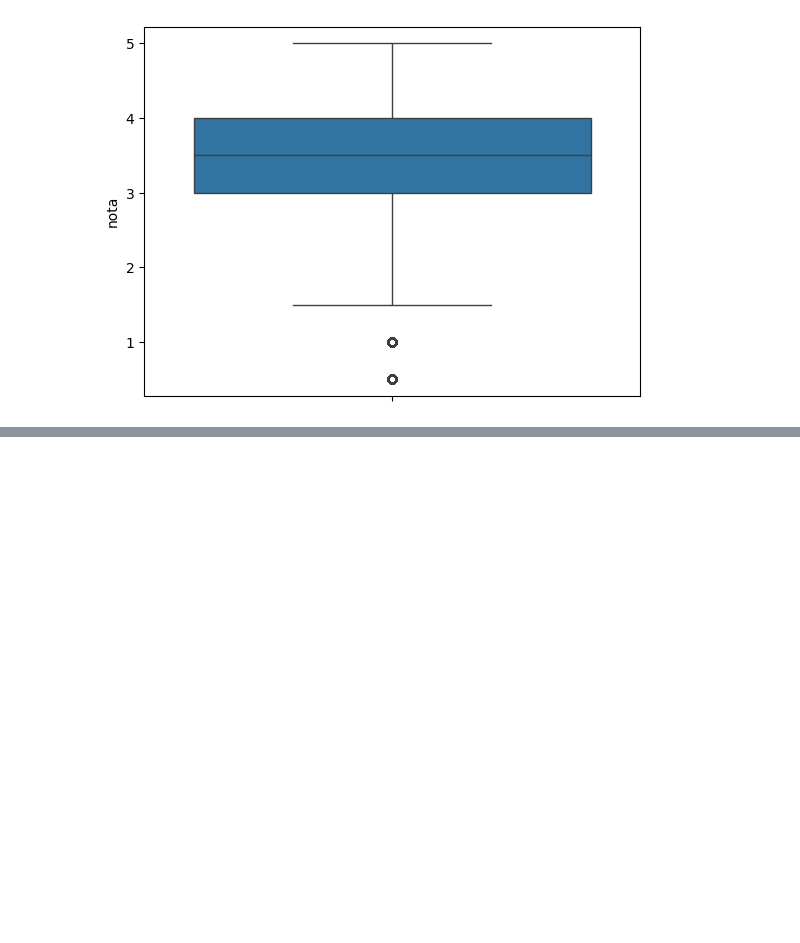
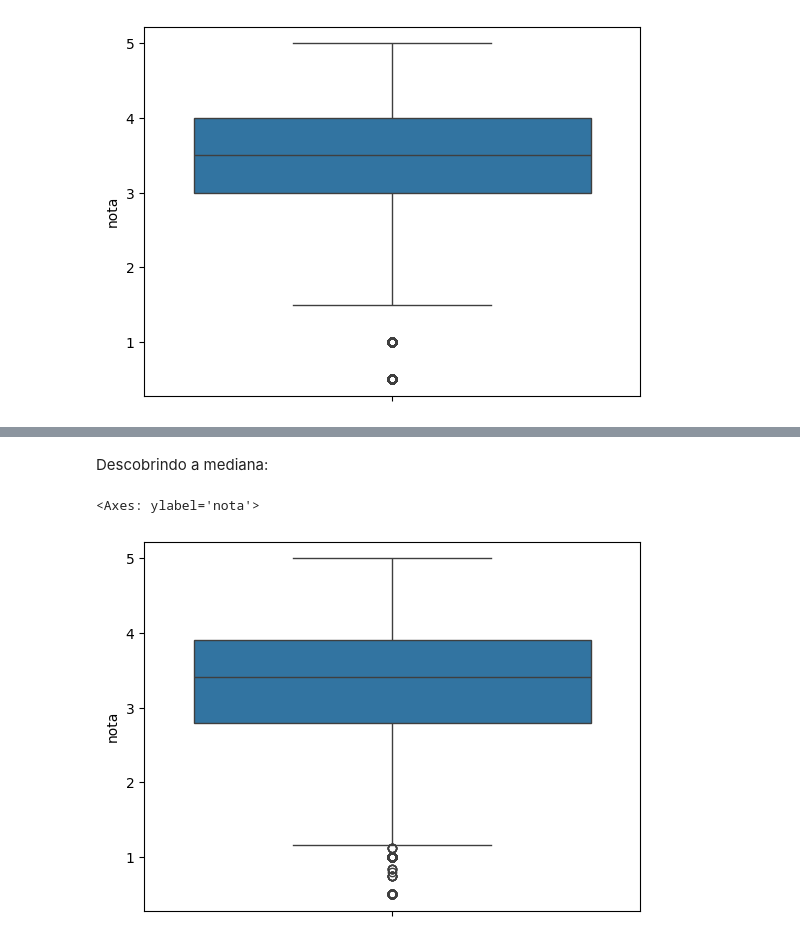
Before and after one commit to Camillabgarcia/data_science, a Jupyter notebook: Explorando_e_analisando_dados_1.ipynb, the cells around one changed output, grey strips where cells are left out. Drawn from its saved outputs; the diff is of its cells as text; code cells hidden in the pictures; blank space fills up the shorter version.

```diff
--- a/Explorando_e_analisando_dados_1.ipynb
+++ b/Explorando_e_analisando_dados_1.ipynb
@@ -134,0 +191,7 @@ sns.boxplot(notas['nota'])
+# %% [markdown]
+Descobrindo a mediana:
+# %%
+sns.boxplot(medias_por_filme)
+# %% [output]
+<Axes: ylabel='nota'>
+[figure, added]
```
Also changed, not shown: parts of 14 cells of this notebook.
